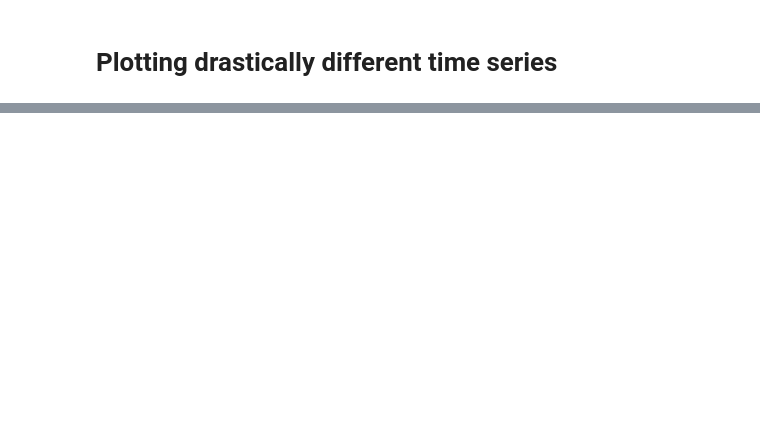
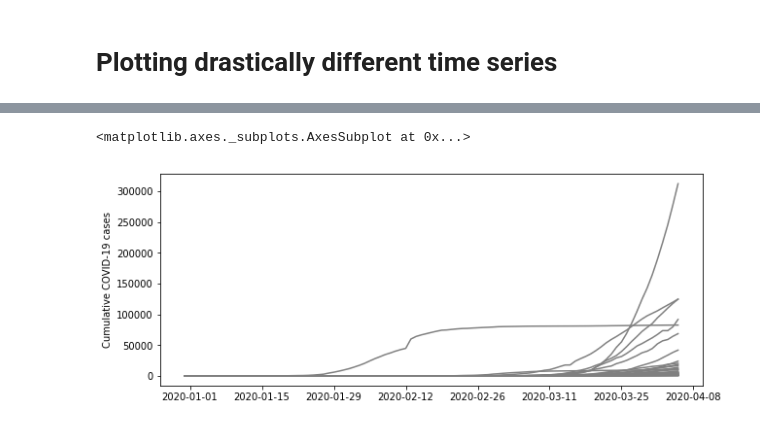
Before and after one commit to bgbg/datascience_dataviz_workshop, a Jupyter notebook: demos/drastically-different-time-series/drastically-different-time-series.ipynb, the cells around one changed output, grey strips where cells are left out. Cells and saved outputs as stored; diff of their text form; code cells hidden in the pictures; blank space fills up the shorter version.

```diff
--- a/demos/drastically-different-time-series/drastically-different-time-series.ipynb
+++ b/demos/drastically-different-time-series/drastically-different-time-series.ipynb
@@ -265,0 +93,11 @@ ipywidgets.interact(follow_a_country, country=df_oecd['Country Name'].unique())
+# %%
+def plot_dynamics(logscale=False):
+    fig, ax = plt.subplots(figsize=(10, 4))
+    for name, df in df_selected.groupby('country'):
+        ax.plot(df.date, df.cumcases, '-', color='gray', label=name)
+    ax.set_ylabel('Cumulative COVID-19 cases')
+    return ax
+plot_dynamics(True)
+# %% [output]
+<matplotlib.axes._subplots.AxesSubplot at 0x...>
+[figure, added]
```
Also changed, not shown: parts of 57 cells of this notebook, 6 other files.
